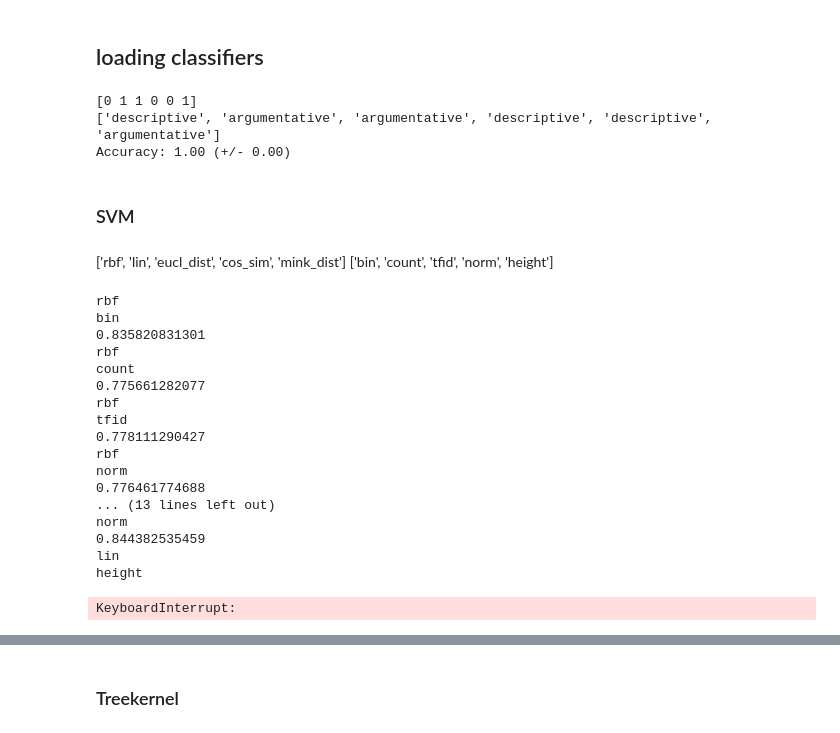
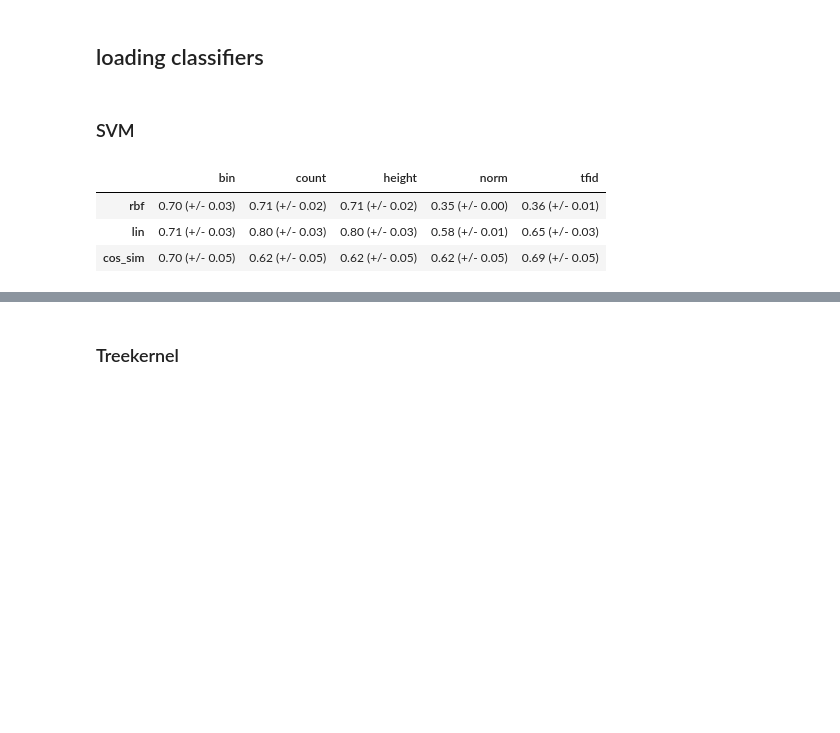
Before and after one commit to emited/discourseAnalysis, a Jupyter notebook: code/experiments.ipynb, the cells around one changed output, grey strips where cells are left out. Drawn from its saved outputs; the diff is of its cells as text; code cells hidden in the pictures; blank space fills up the shorter version.

Commit message:
scores

```diff
--- a/code/experiments.ipynb
+++ b/code/experiments.ipynb
@@ -10,5 +11,6 @@ from sklearn import cross_validation
 ## loading data
 # %%
 import cPickle as pickle
-vect_kernels = pickle.load(open('../../data/vect_kernels.pkl','r'))
+V_kernels = pickle.load(open('../../data/vect_kernels.pkl','r'))
+y = pickle.load(open('../../data/labels.pkl','r'))
 # %%
@@ -33,57 +21,31 @@ plt.show()
+# %%
+idx_narr = np.where(y == 0)[0]
+idx_other = np.where(y != 0)[0]
+idx_narr = np.random.permutation(idx_narr)[:220]
+idx = np.concatenate((idx_narr,idx_other))
 # %% [markdown]
 ## loading classifiers
-# %%
-clf2 = svm.LinearSVC()
-clf2.fit(X,y)
-print(clf2.predict(X))
-print [int2cl[x] for x in clf2.predict(X)]
-
-scores = cross_validation.cross_val_score(clf2,X,y,cv=2)
-print("Accuracy: %0.2f (+/- %0.2f)" % (scores.mean(), scores.std() * 2))
-
-
-#clf3 = svm.SVC(kernel='rbf')
-#clf3.fit(X,y)
-#clf3.predict(X)
-# %% [output]
-[0 1 1 0 0 1]
-['descriptive', 'argumentative', 'argumentative', 'descriptive', 'descriptive', 'argumentative']
-Accuracy: 1.00 (+/- 0.00)
 # %% [markdown]
 ### SVM
-# %% [markdown]
-['rbf', 'lin', 'eucl_dist', 'cos_sim', 'mink_dist']
-['bin', 'count', 'tfid', 'norm', 'height']
 # %%
-Kernels = ['rbf', 'lin', 'eucl_dist', 'cos_sim', 'mink_dist']
+Kernels = ['rbf', 'lin', 'cos_sim']
 representations = ['bin', 'count', 'tfid', 'norm', 'height']
+
+results = []
 for k in Kernels:
+    d = {}
     for rep in representations:
-        print k
-        print rep
-        K = vect_kernels[k][rep] + vect_kernels[k]['height']
-        clf1 = svm.SVC(kernel="precomputed")
-        clf1.fit(K,y)
-        scores = cross_validation.cross_val_score(clf1,K,y,cv=20)
-        print scores.mean()
+        K = V_kernels[k][rep]
+        K = K[idx][:,idx]
+        svm_clf = svm.SVC(kernel="precomputed")
+        scores = cross_validation.cross_val_score(svm_clf,K,y[idx],cv=5)
+        d[rep] = "   %0.2f   (+/- %0.2f) " % (scores.mean(), scores.std() * 2)
 
-#print(clf1.predict(K))
+    results.append(d)
+svm_res = pd.DataFrame(results,index=Kernels)
+svm_res
 # %% [output]
-rbf
-bin
-0.835820831301
-rbf
-count
-0.775661282077
-rbf
-tfid
-0.778111290427
-rbf
-norm
-0.776461774688
-... (13 lines left out)
-norm
-0.844382535459
-lin
-height
-KeyboardInterrupt:
+|  | bin | count | height | norm | tfid |
+| rbf | 0.70 (+/- 0.03) | 0.71 (+/- 0.02) | 0.71 (+/- 0.02) | 0.35 (+/- 0.00) | 0.36 (+/- 0.01) |
+| lin | 0.71 (+/- 0.03) | 0.80 (+/- 0.03) | 0.80 (+/- 0.03) | 0.58 (+/- 0.01) | 0.65 (+/- 0.03) |
+| cos_sim | 0.70 (+/- 0.05) | 0.62 (+/- 0.05) | 0.62 (+/- 0.05) | 0.62 (+/- 0.05) | 0.69 (+/- 0.05) |
```
Also changed, not shown: parts of 11 cells of this notebook.
